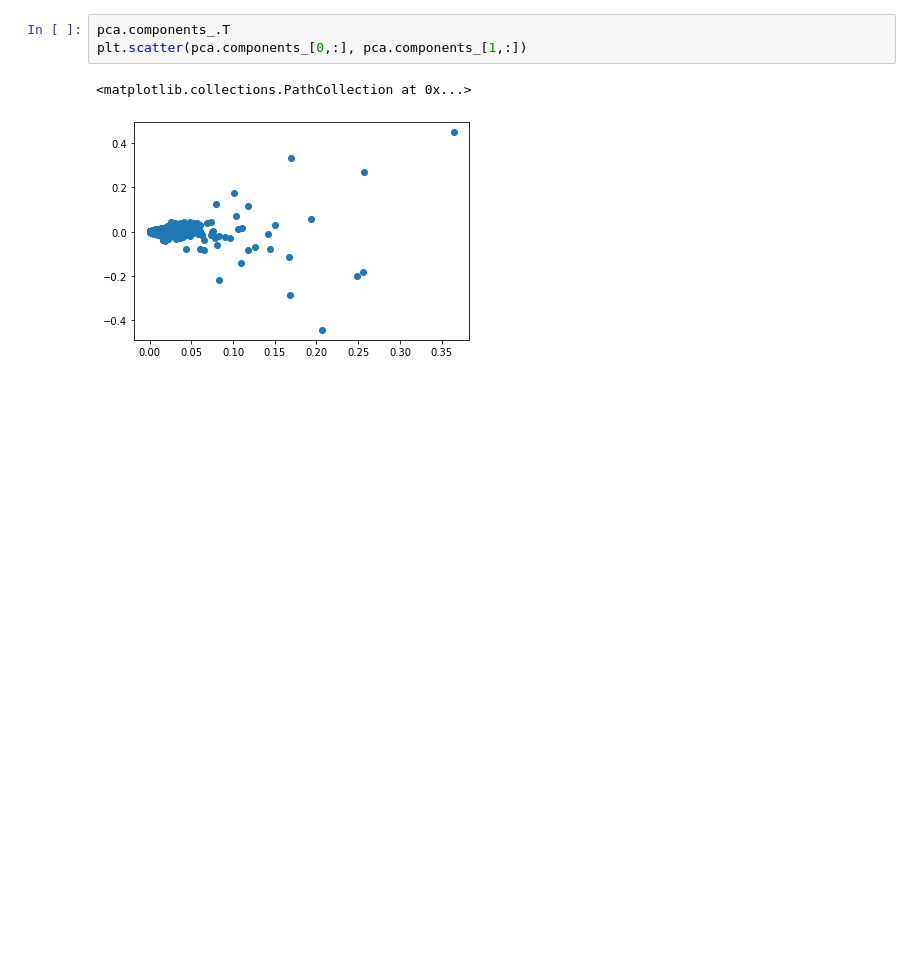
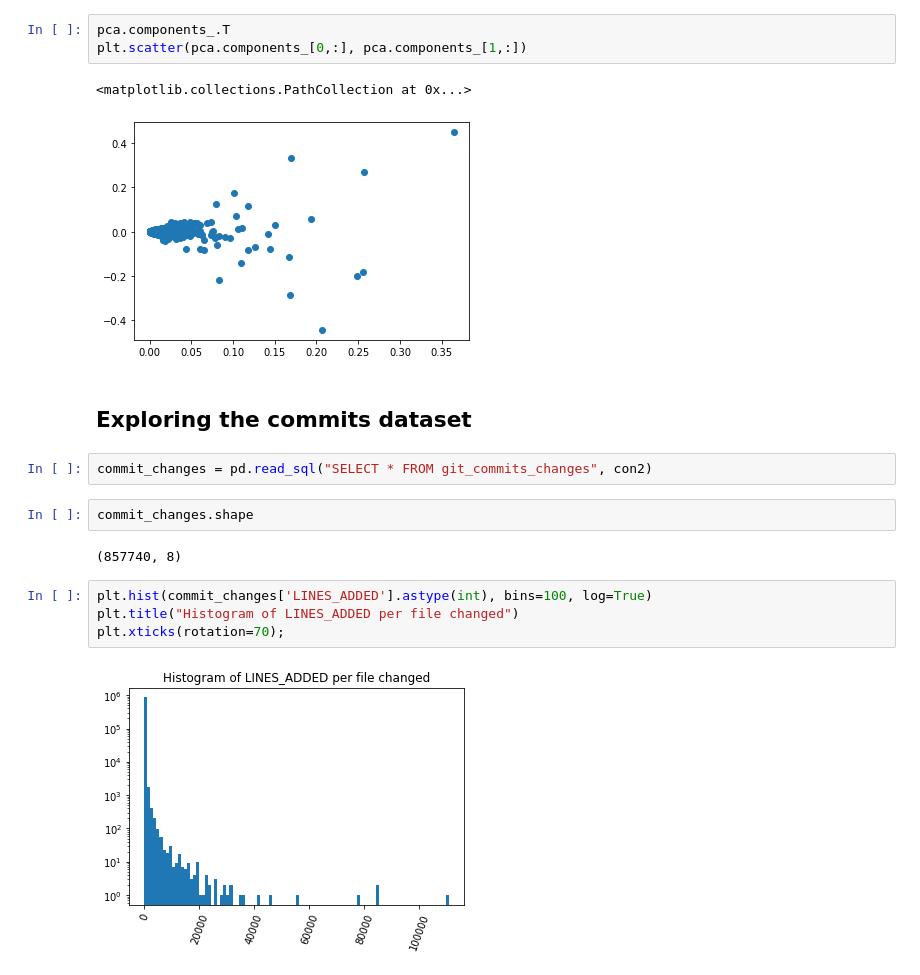
Before and after one commit to raulhigueras/tech-debt-NLP-analysis, a Jupyter notebook: notebooks/explore.ipynb, the cells around one changed output. Cells and saved outputs as stored; diff of their text form; blank space fills up the shorter version.

Commit message:
New plots about commits table

```diff
--- a/notebooks/explore.ipynb
+++ b/notebooks/explore.ipynb
@@ -333,3 +333,17 @@ plt.scatter(pca.components_[0,:], pca.components_[1,:])
 # %% [output]
 <matplotlib.collections.PathCollection at 0x...>
 [figure]
+# %% [markdown]
+## Exploring the commits dataset
+# %%
+commit_changes = pd.read_sql("SELECT * FROM git_commits_changes", con2)
+# %%
+commit_changes.shape
+# %% [output]
+(857740, 8)
+# %%
+plt.hist(commit_changes['LINES_ADDED'].astype(int), bins=100, log=True)
+plt.title("Histogram of LINES_ADDED per file changed")
+plt.xticks(rotation=70);
+# %% [output]
+[figure, added]
```
Also changed, not shown: parts of 3 cells of this notebook.
